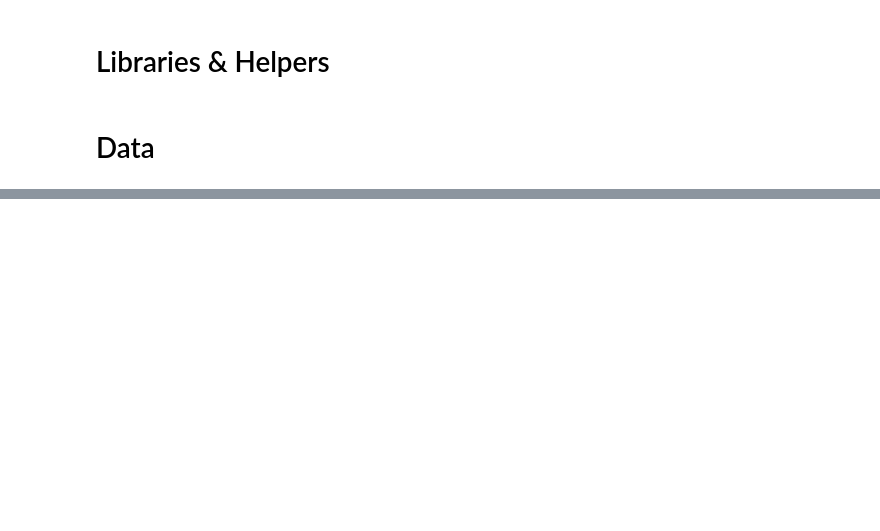
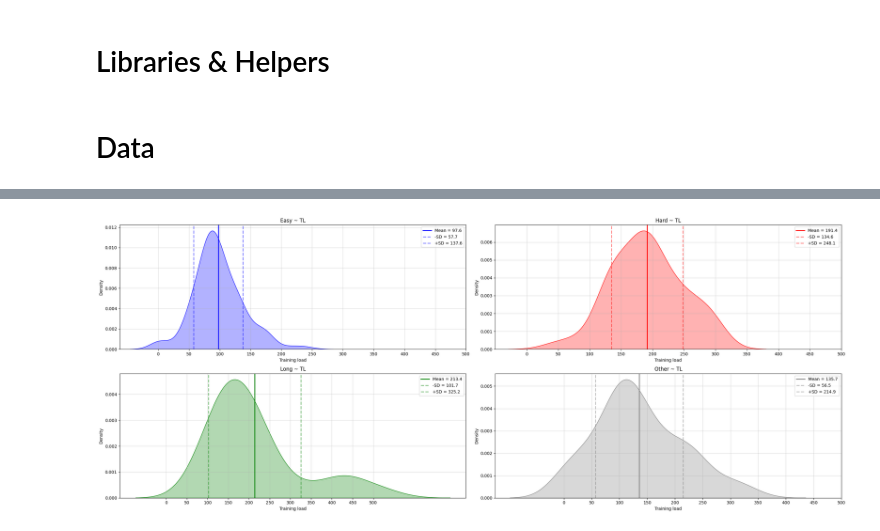
Before and after one commit to 1312Bravo/TrainingPeaks_customLog, a Jupyter notebook: analysis/relative_training_load/development.ipynb, the cells around one changed output, grey strips where cells are left out. Saved outputs shown, nothing was run; the diff lists cells and outputs as text; code cells hidden in the pictures; blank space fills up the shorter version.

```diff
--- a/analysis/relative_training_load/development.ipynb
+++ b/analysis/relative_training_load/development.ipynb
@@ -240,0 +286,45 @@ rtl_data.loc[long_mask, "easy_hard_long_description"] = "hard"
+# %%
+# Plot 1
+fig, ax = plt.subplots(2,2,figsize=(25, 10))
+
+colors = {"easy": "blue", "hard": "red", "long": "green", "other": "grey"}
+categories = ["easy", "hard", "long", "other"]
+
+ax[0,0].set_title("Easy ~ TL")
+easy_tmp = rtl_data.query("easy_hard_long_description == 'easy'")["Training load"]
+sns.kdeplot(easy_tmp, color="blue", fill=True, alpha=0.3, ax=ax[0,0])
+ax[0,0].axvline(easy_tmp.mean(), color="blue", linestyle="-", linewidth=2, label=f"Mean = {easy_tmp.mean():.1f}")
+ax[0,0].axvline(easy_tmp.mean() - easy_tmp.std(), color="blue", alpha=.5, linestyle="--", linewidth=2, label=f"-SD = {easy_tmp.mean() - easy_tmp.std():.1f}")
+ax[0,0].axvline(easy_tmp.mean() + easy_tmp.std(), color="blue", alpha=.5, linestyle="--", linewidth=2, label=f"+SD = {easy_tmp.mean() + easy_tmp.std():.1f}")
+
+ax[0,1].set_title("Hard ~ TL")
+hard_tmp = rtl_data.query("easy_hard_long_description == 'hard'")["Training load"]
+sns.kdeplot(hard_tmp, color="red", fill=True, alpha=0.3, ax=ax[0,1])
+ax[0,1].axvline(hard_tmp.mean(), color="red", linestyle="-", linewidth=2, label=f"Mean = {hard_tmp.mean():.1f}")
+ax[0,1].axvline(hard_tmp.mean() - hard_tmp.std(), color="red", alpha=.5, linestyle="--", linewidth=2, label=f"-SD = {hard_tmp.mean() - hard_tmp.std():.1f}")
+ax[0,1].axvline(hard_tmp.mean() + hard_tmp.std(), color="red", alpha=.5, linestyle="--", linewidth=2, label=f"+SD = {hard_tmp.mean() + hard_tmp.std():.1f}")
+
+ax[1,0].set_title("Long ~ TL")
+long_tmp = rtl_data.query("easy_hard_long_description == 'long'")["Training load"]
+sns.kdeplot(long_tmp, color="green", fill=True, alpha=0.3, ax=ax[1,0])
+ax[1,0].axvline(long_tmp.mean(), color="green", linestyle="-", linewidth=2, label=f"Mean = {long_tmp.mean():.1f}")
+ax[1,0].axvline(long_tmp.mean() - long_tmp.std(), color="green", alpha=.5, linestyle="--", linewidth=2, label=f"-SD = {long_tmp.mean() - long_tmp.std():.1f}")
+ax[1,0].axvline(long_tmp.mean() + long_tmp.std(), color="green", alpha=.5, linestyle="--", linewidth=2, label=f"+SD = {long_tmp.mean() + long_tmp.std():.1f}")
+
+ax[1,1].set_title("Other ~ TL")
+other_tmp = rtl_data.query("easy_hard_long_description == 'other'")["Training load"]
+sns.kdeplot(other_tmp, color="grey", fill=True, alpha=0.3, ax=ax[1,1])
+ax[1,1].axvline(other_tmp.mean(), color="grey", linestyle="-", linewidth=2, label=f"Mean = {other_tmp.mean():.1f}")
+ax[1,1].axvline(other_tmp.mean() - other_tmp.std(), color="grey", alpha=.5, linestyle="--", linewidth=2, label=f"-SD = {other_tmp.mean() - other_tmp.std():.1f}")
+ax[1,1].axvline(other_tmp.mean() + other_tmp.std(), color="grey", alpha=.5, linestyle="--", linewidth=2, label=f"+SD = {other_tmp.mean() + other_tmp.std():.1f}")
+
+for i in [0,1]:
+    for j in [0,1]:
+        ax[i,j].set_xticks(np.arange(0, rtl_data["Training load"].max()+1, step=50))
+        ax[i,j].grid(alpha=.5)
+        ax[i,j].legend()
+
+plt.tight_layout()
+plt.show()
+# %% [output]
+[figure, added]
```
Also changed, not shown: parts of 13 cells of this notebook.
